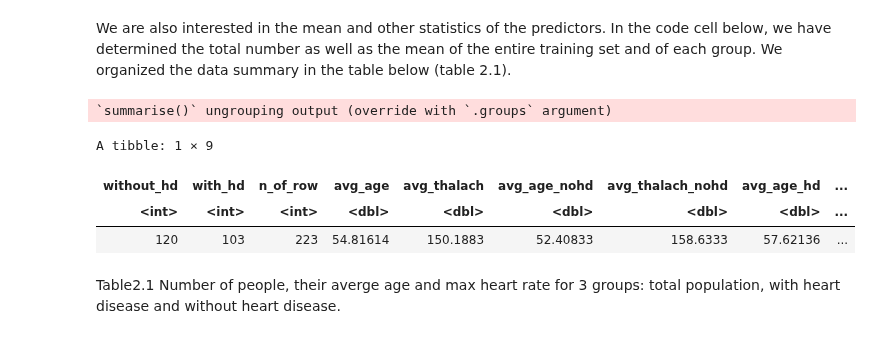
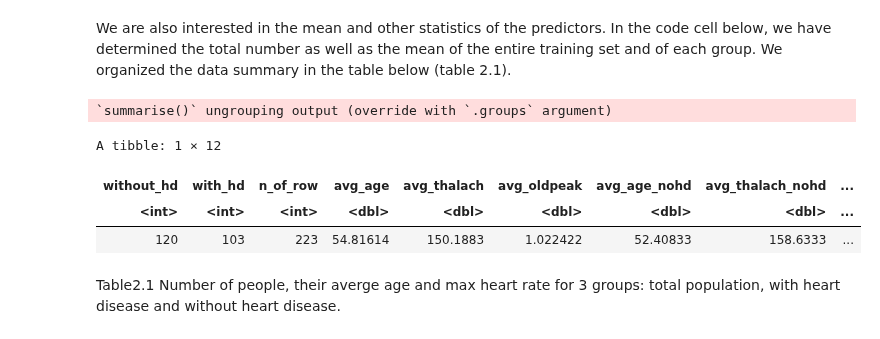
Before and after one commit to wiliwangka/Heart-Disease-Classification-with-R, a Jupyter notebook: ds_project_proposal.ipynb, the cells around one changed output. Drawn from its saved outputs; the diff is of its cells as text; code cells hidden in the pictures.

```diff
--- a/ds_project_proposal.ipynb
+++ b/ds_project_proposal.ipynb
@@ -313,47 +337,51 @@ We are also interested in the mean and other statistics of the predictors. In th
 # %%
 #summary and mean values
 set.seed(2022)
 
 #missing values are removed in the cleaning process (6 missing values in total)
 
 total_num <- cleveland_training %>%
              group_by(num) %>%
              summarize(n = n()) %>%
              pivot_wider(names_from = num , values_from = n) %>%
              rename(without_hd = "0", with_hd ="1")
 
 n_of_row <- cleveland_training %>%
             summarize(n_of_row = n())
 
-avg_total <- cleveland_training %>%
-             mutate(avg_age = mean(age),
-                    avg_thalach = mean(thalach)) %>%
-                    select(avg_age ,avg_thalach) %>%
-                    slice(1)
+avg_total<-cleveland_training %>%
+mutate (avg_age = mean(age),
+       avg_thalach = mean(thalach),
+       avg_oldpeak = mean(oldpeak))%>%
+select (avg_age ,avg_thalach,avg_oldpeak)%>%
+slice (1)
 
-avg_nohd <- cleveland_training %>%
-            filter(num == 0) %>%
-            mutate(avg_age_nohd = mean(age),
-                   avg_thalach_nohd = mean(thalach)) %>%
-            select(avg_age_nohd, avg_thalach_nohd) %>%
-            slice(1)
+avg_nohd<-cleveland_training %>%
+filter(num == 0)%>%
+mutate (avg_age_nohd = mean(age),
+       avg_thalach_nohd = mean(thalach),
+       avg_oldpeak_nohd = mean(oldpeak),
+       avg_oldpeak_nohd = mean(oldpeak))%>%
+select (avg_age_nohd ,avg_thalach_nohd,avg_oldpeak_nohd)%>%
+slice (1)
 
-avg_hd <- cleveland_training %>%
-          filter(num == 1)%>%
-          mutate(avg_age_hd = mean(age),
-                 avg_thalach_hd = mean(thalach)) %>%
-          select(avg_age_hd, avg_thalach_hd) %>%
-          slice(1)
+avg_hd <-cleveland_training %>%
+filter(num == 1)%>%
+mutate (avg_age_hd = mean(age),
+       avg_thalach_hd = mean(thalach),
+       avg_oldpeak_hd = mean(oldpeak))%>%
+select (avg_age_hd ,avg_thalach_hd,avg_oldpeak_hd)%>%
+slice (1)
 
 sum_table <- bind_cols(total_num, n_of_row, avg_total, avg_nohd, avg_hd)
 
 sum_table
 # %% [output]
 `summarise()` ungrouping output (override with `.groups` argument)
-A tibble: 1 × 9
+A tibble: 1 × 12
-| without_hd | with_hd | n_of_row | avg_age | avg_thalach | avg_age_nohd | avg_thalach_nohd | avg_age_hd | ... |
+| without_hd | with_hd | n_of_row | avg_age | avg_thalach | avg_oldpeak | avg_age_nohd | avg_thalach_nohd | ... |
 | <int> | <int> | <int> | <dbl> | <dbl> | <dbl> | <dbl> | <dbl> | ... |
-| 120 | 103 | 223 | 54.81614 | 150.1883 | 52.40833 | 158.6333 | 57.62136 | ... |
+| 120 | 103 | 223 | 54.81614 | 150.1883 | 1.022422 | 52.40833 | 158.6333 | ... |
 # %% [markdown]
 Table2.1 Number of people, their averge age and max heart rate for 3 groups: total population, with heart disease and without heart disease.
 # %% [markdown]
```
Also changed, not shown: parts of 6 cells of this notebook.
